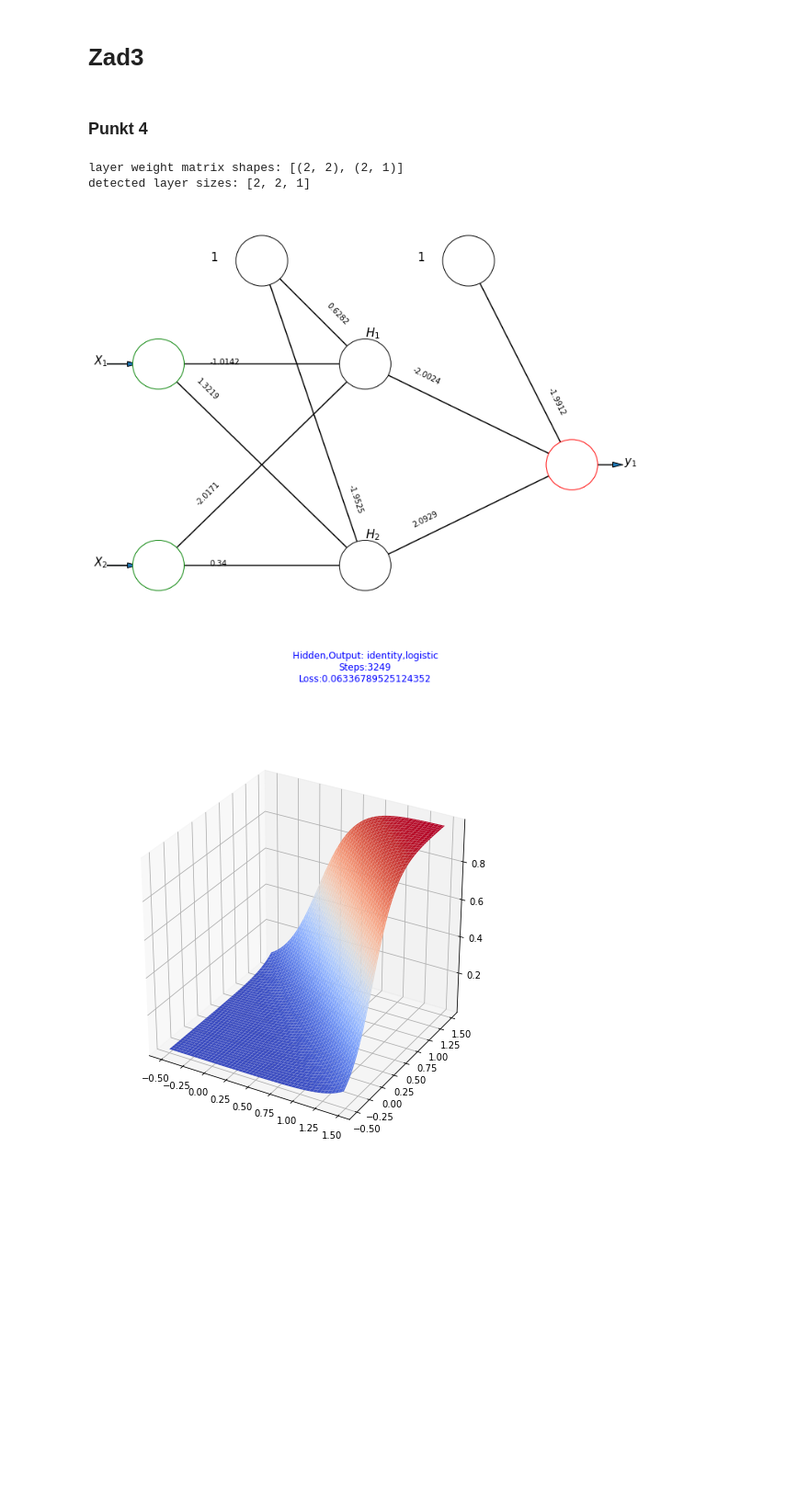
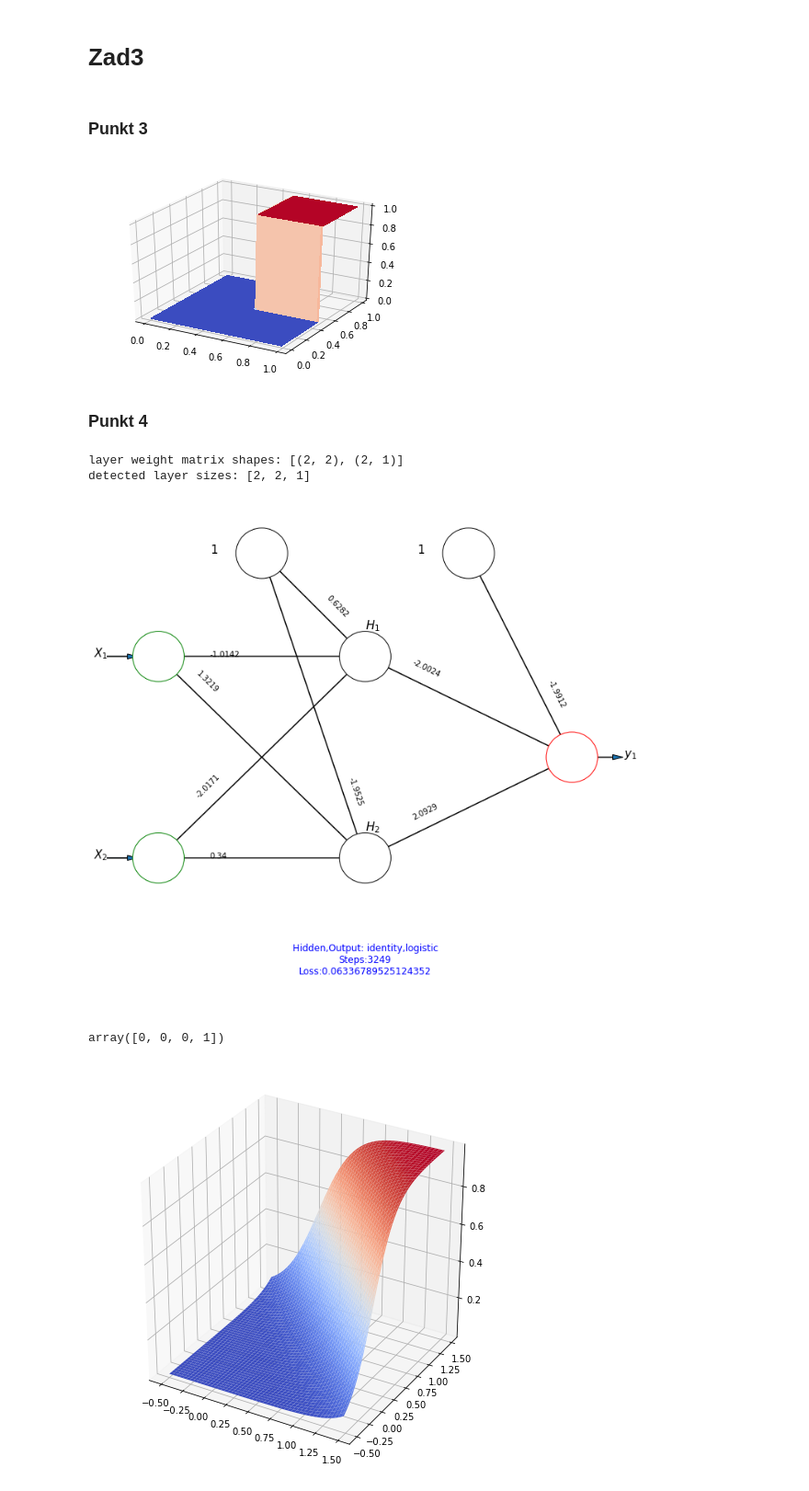
Before and after one commit to TheCommonCold/UM-lab-7-8, a Jupyter notebook: UM-lab7.ipynb, the cells around one changed output. Shown at 92% size. Saved outputs shown, nothing was run; the diff lists cells and outputs as text; code cells hidden in the pictures; blank space fills up the shorter version.

```diff
--- a/UM-lab7.ipynb
+++ b/UM-lab7.ipynb
@@ -3,17 +15,35 @@
+# %% [markdown]
+### Punkt 3
+# %%
+fig = plt.figure()
+ax = fig.gca(projection='3d')
+
+X = np.arange(0, 1, 0.01)
+Y = np.arange(0, 1, 0.01)
+Z = np.zeros((len(X),len(Y)))
+
+for i in range(len(X)):
+    for j in range(len(Y)):
+        if X[i]>0.5 and Y[j]>0.5:
+            Z[i][j] = 1
+
+X, Y = np.meshgrid(X, Y)
+
+surf = ax.plot_surface(X, Y, Z, cmap=cm.coolwarm,
+                       linewidth=0, antialiased=False)
+
+
+plt.show()
+# %% [output]
+[figure, added]
 # %% [markdown]
 ### Punkt 4
 # %%
-import sys
-sys.path.append('..')
-from sklearn.neural_network import MLPClassifier
-from NN_helpers import draw_nn
-import matplotlib.pyplot as plt
-from NN_helpers import draw_response3D
-def plot_loss(clf, X, y):
+def plot_loss(clf, X, y,iters = 2000):
     licz=[]
     accu=[]
     loss=[]
-    for i in range(2000):
+    for i in range(iters):
         clf.fit(X, y)
         licz.append(i)
         accu.append(clf.score(X,y))
@@ -31,10 +61,13 @@ clf = MLPClassifier(solver='sgd', alpha=1e-5, hidden_layer_sizes=(2), activation
                     max_iter=100000, n_iter_no_change=1000)
 clf.fit(X, y)
 draw_nn(clf)
+
+clf.predict([[0,0],[0,1],[1,0],[1,1]])
 # %% [output]
 layer weight matrix shapes: [(2, 2), (2, 1)]
 detected layer sizes: [2, 2, 1]
 [figure]
+array([0, 0, 0, 1])
 # %%
 draw_response3D(clf,X,y)
 # %% [output]
```
Also changed, not shown: parts of 27 cells of this notebook, 2 other files.
